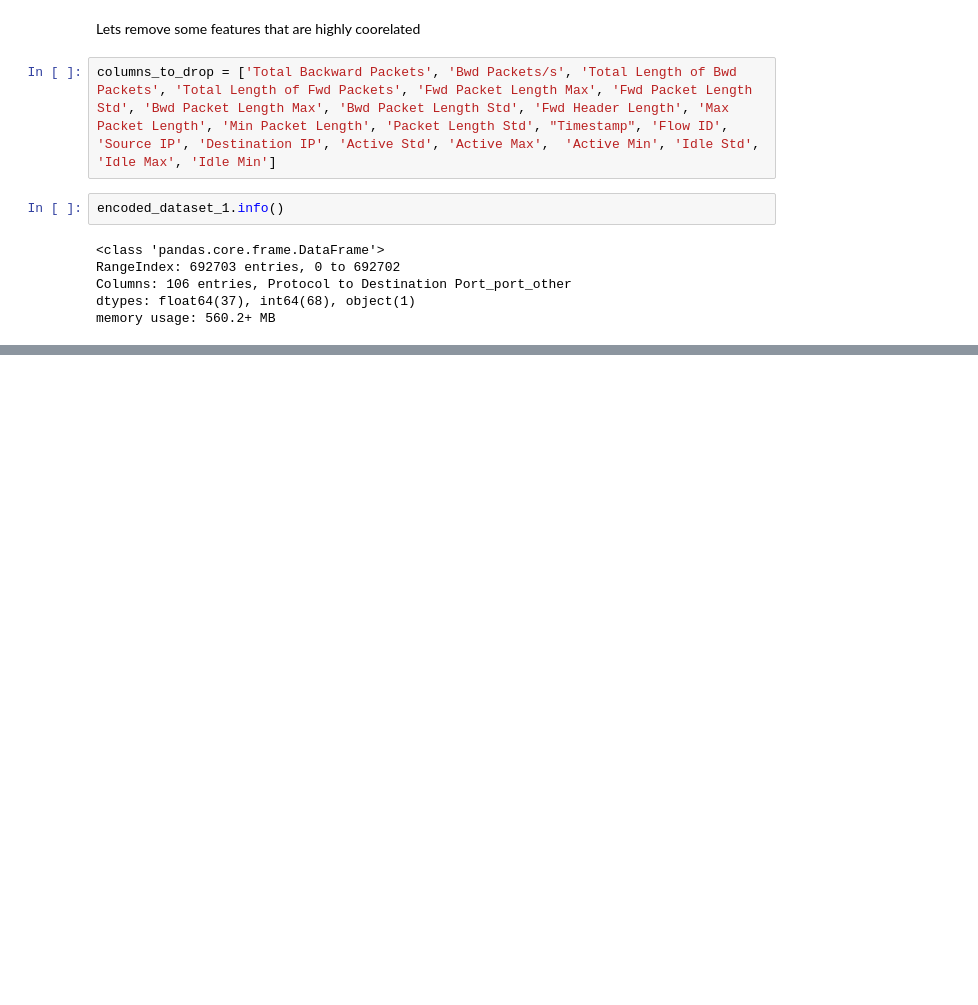
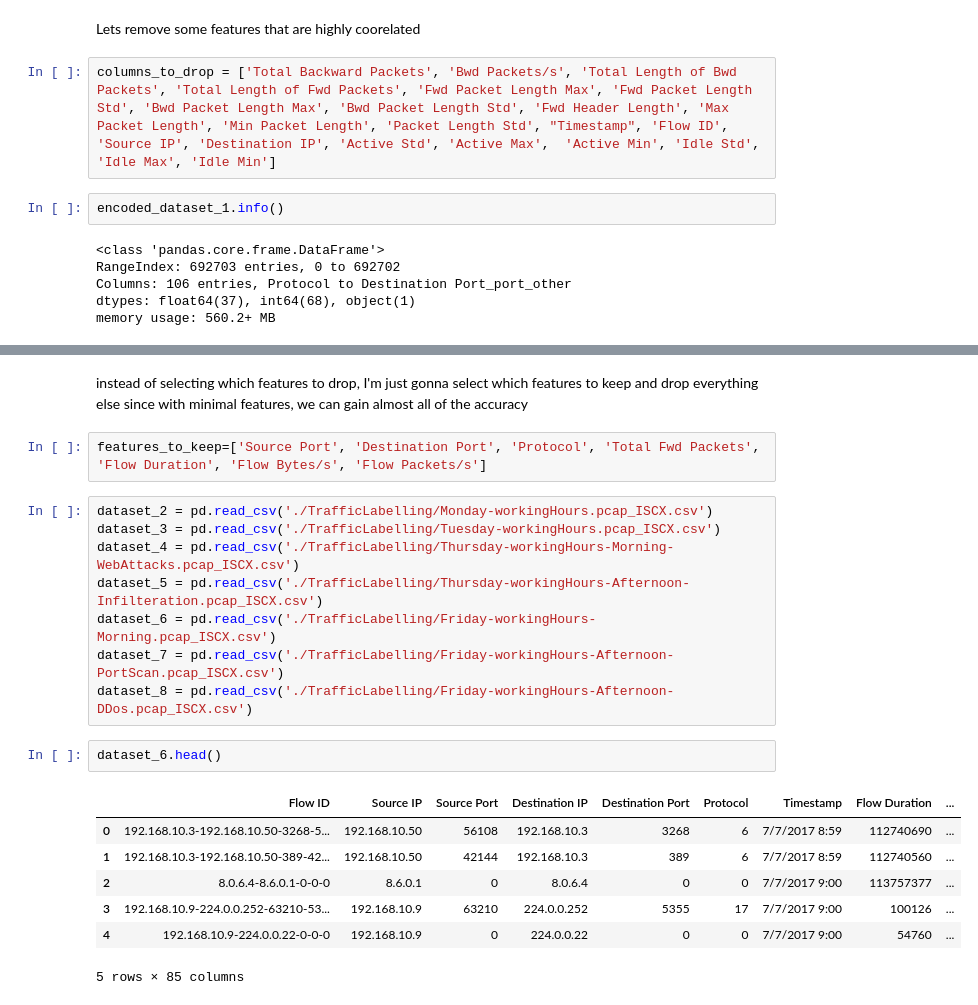
Before and after one commit to BrianColclough/applied-machine-learning, a Jupyter notebook: Module 10/assignment-10_Colclough.ipynb, the cells around one changed output, grey strips where cells are left out. Saved outputs shown, nothing was run; the diff lists cells and outputs as text; blank space fills up the shorter version.

```diff
--- a/Module 10/assignment-10_Colclough.ipynb
+++ b/Module 10/assignment-10_Colclough.ipynb
@@ -529,0 +452,22 @@ print(f"Shuffled-label accuracy (should be ~0.5): {shuffled_scores['test_accurac
+# %% [markdown]
+ instead of selecting which features to drop, I'm just gonna select which features to keep and drop everything else since with minimal features, we can gain almost all of the accuracy
+# %%
+features_to_keep=['Source Port', 'Destination Port', 'Protocol', 'Total Fwd Packets', 'Flow Duration', 'Flow Bytes/s', 'Flow Packets/s']
+# %%
+dataset_2 = pd.read_csv('./TrafficLabelling/Monday-workingHours.pcap_ISCX.csv')
+dataset_3 = pd.read_csv('./TrafficLabelling/Tuesday-workingHours.pcap_ISCX.csv')
+dataset_4 = pd.read_csv('./TrafficLabelling/Thursday-workingHours-Morning-WebAttacks.pcap_ISCX.csv')
+dataset_5 = pd.read_csv('./TrafficLabelling/Thursday-workingHours-Afternoon-Infilteration.pcap_ISCX.csv')
+dataset_6 = pd.read_csv('./TrafficLabelling/Friday-workingHours-Morning.pcap_ISCX.csv')
+dataset_7 = pd.read_csv('./TrafficLabelling/Friday-workingHours-Afternoon-PortScan.pcap_ISCX.csv')
+dataset_8 = pd.read_csv('./TrafficLabelling/Friday-workingHours-Afternoon-DDos.pcap_ISCX.csv')
+# %%
+dataset_6.head()
+# %% [output]
+|  | Flow ID | Source IP | Source Port | Destination IP | Destination Port | Protocol | Timestamp | Flow Duration | ... |
+| 0 | 192.168.10.3-192.168.10.50-3268-5... | 192.168.10.50 | 56108 | 192.168.10.3 | 3268 | 6 | 7/7/2017 8:59 | 112740690 | ... |
+| 1 | 192.168.10.3-192.168.10.50-389-42... | 192.168.10.50 | 42144 | 192.168.10.3 | 389 | 6 | 7/7/2017 8:59 | 112740560 | ... |
+| 2 | 8.0.6.4-8.6.0.1-0-0-0 | 8.6.0.1 | 0 | 8.0.6.4 | 0 | 0 | 7/7/2017 9:00 | 113757377 | ... |
+| 3 | 192.168.10.9-224.0.0.252-63210-53... | 192.168.10.9 | 63210 | 224.0.0.252 | 5355 | 17 | 7/7/2017 9:00 | 100126 | ... |
+| 4 | 192.168.10.9-224.0.0.22-0-0-0 | 192.168.10.9 | 0 | 224.0.0.22 | 0 | 0 | 7/7/2017 9:00 | 54760 | ... |
+5 rows × 85 columns
```
Also changed, not shown: parts of 19 cells of this notebook, 14 other files.
